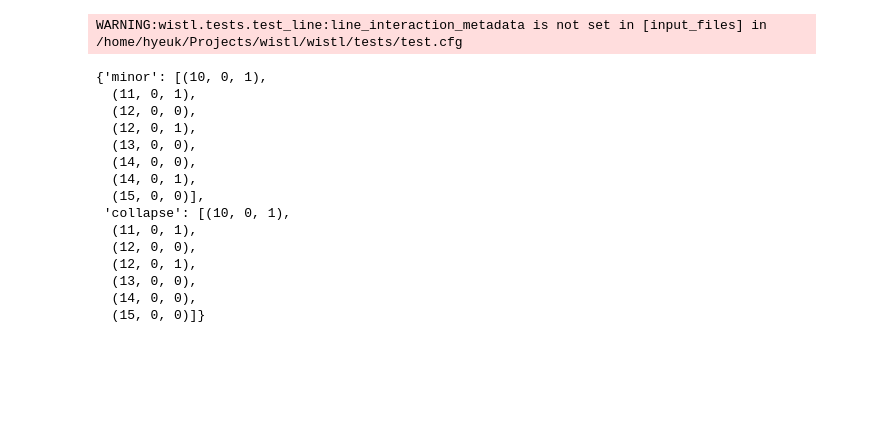
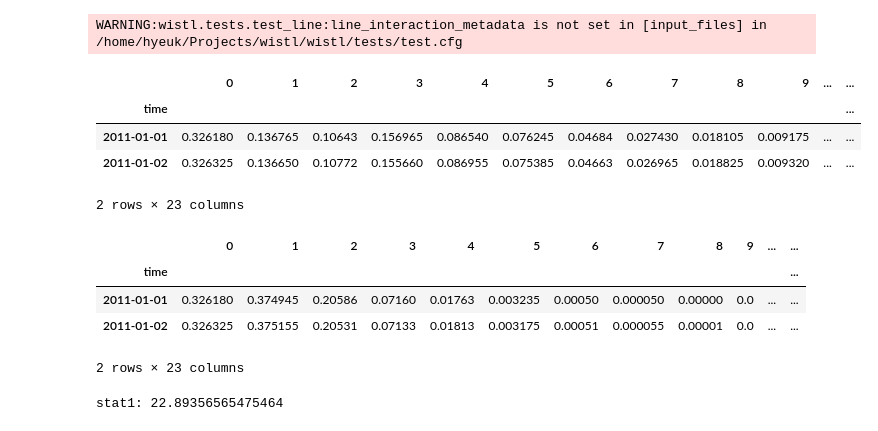
Before and after one commit to GeoscienceAustralia/wistl, a Jupyter notebook: Untitled.ipynb, the cells around one changed output. Drawn from its saved outputs; the diff is of its cells as text; code cells hidden in the pictures; blank space fills up the shorter version.

```diff
--- a/Untitled.ipynb
+++ b/Untitled.ipynb
@@ -194,21 +194,3 @@ a.setUpClass()
 WARNING:wistl.tests.test_line:line_interaction_metadata is not set in [input_files] in /home/hyeuk/Projects/wistl/wistl/tests/test.cfg
 # %%
 line1 = a.line
-# %%
-line1.compute_damage_prob_sim_given_sim1(0)
-# %% [output]
-{'minor': [(10, 0, 1),
-  (11, 0, 1),
-  (12, 0, 0),
-  (12, 0, 1),
-  (13, 0, 0),
-  (14, 0, 0),
-  (14, 0, 1),
-  (15, 0, 0)],
- 'collapse': [(10, 0, 1),
-  (11, 0, 1),
-  (12, 0, 0),
-  (12, 0, 1),
-  (13, 0, 0),
-  (14, 0, 0),
-  (15, 0, 0)]}
@@ -214,0 +203,20 @@ line1.compute_damage_prob_sim_given_sim1(0)
+# %%
+line1.prob_no_damage['collapse']
+# %% [output]
+|  | 0 | 1 | 2 | 3 | 4 | 5 | 6 | 7 | 8 | 9 | ... | ... |
+| time |  |  |  |  |  |  |  |  |  |  |  | ... |
+| 2011-01-01 | 0.326180 | 0.136765 | 0.10643 | 0.156965 | 0.086540 | 0.076245 | 0.04684 | 0.027430 | 0.018105 | 0.009175 | ... | ... |
+| 2011-01-02 | 0.326325 | 0.136650 | 0.10772 | 0.155660 | 0.086955 | 0.075385 | 0.04663 | 0.026965 | 0.018825 | 0.009320 | ... | ... |
+2 rows × 23 columns
+# %%
+line1.prob_no_damage_no_cascading['collapse']
+# %% [output]
+|  | 0 | 1 | 2 | 3 | 4 | 5 | 6 | 7 | 8 | 9 | ... | ... |
+| time |  |  |  |  |  |  |  |  |  |  |  | ... |
+| 2011-01-01 | 0.326180 | 0.374945 | 0.20586 | 0.07160 | 0.01763 | 0.003235 | 0.00050 | 0.000050 | 0.00000 | 0.0 | ... | ... |
+| 2011-01-02 | 0.326325 | 0.375155 | 0.20531 | 0.07133 | 0.01813 | 0.003175 | 0.00051 | 0.000055 | 0.00001 | 0.0 | ... | ... |
+2 rows × 23 columns
+# %%
+est, prob = line1.compute_stats1(idx_by_ds)
+# %% [output]
+stat1: 22.89356565475464
```
Also changed, not shown: parts of 35 cells of this notebook, 4 other files.
